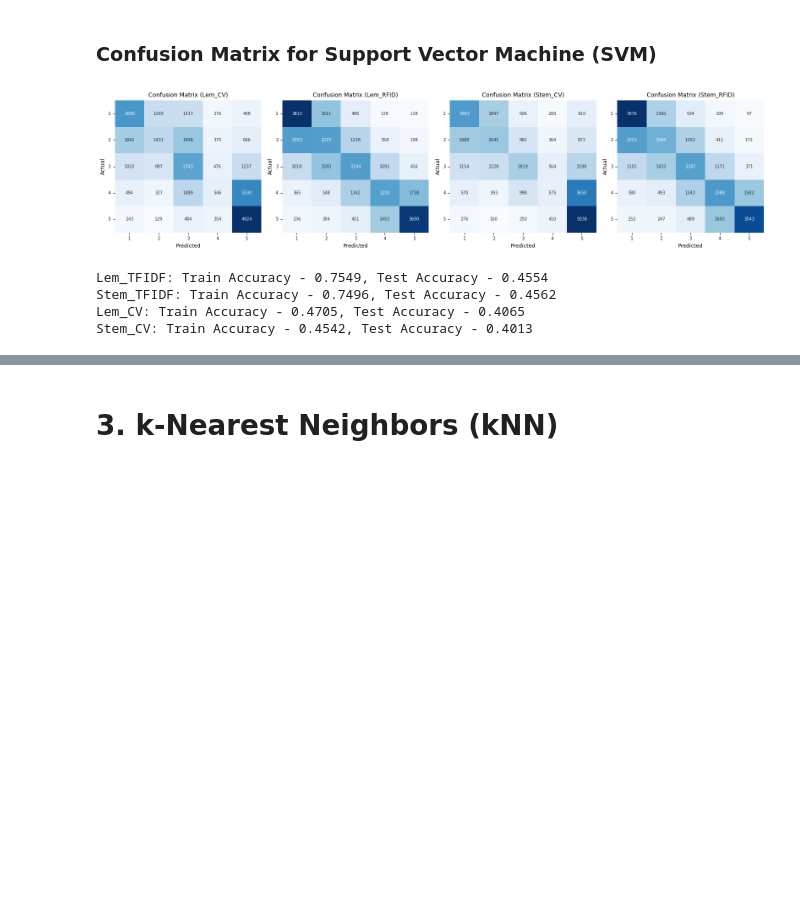
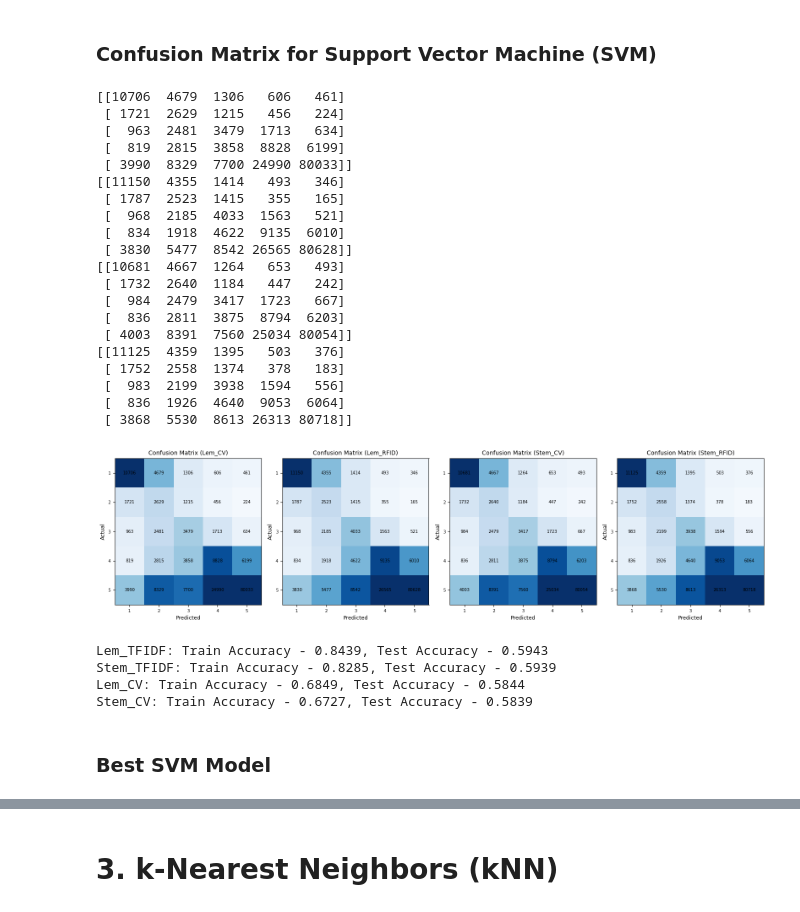
Before and after one commit to Scratticus/DataScientest-Group-NLP-project, a Jupyter notebook: notebooks/Classification/Classification-01_newdata_FirstAttempts.ipynb, the cells around one changed output, grey strips where cells are left out. Saved outputs shown, nothing was run; the diff lists cells and outputs as text; code cells hidden in the pictures; blank space fills up the shorter version.

```diff
--- a/notebooks/Classification/Classification-01_newdata_FirstAttempts.ipynb
+++ b/notebooks/Classification/Classification-01_newdata_FirstAttempts.ipynb
@@ -437,7 +611,7 @@ Stem_TFIDF: Train Accuracy - 0.5875, Test Accuracy - 0.4897
 # a) Lemmatized CountVectorized data
 
 # SVM model
-svm_model = SVC(max_iter=5000)
+svm_model = SVC()
 svm_model.fit(X_lem_CV_train, y_train)
 y_pred_train_svm_lem_cv = svm_model.predict(X_lem_CV_train)
 y_pred_test_svm_lem_cv = svm_model.predict(X_lem_CV_test)
@@ -475,7 +649,7 @@ Accuracy Score: Test Data (lem_cv): 0.40654641329860775
 # b) Lemmatized TFIDFVectorized data
 
 # SVM model
-svm_model = SVC(max_iter=5000)
+svm_model = SVC()
 svm_model.fit(X_lem_RFID_train, y_train)
 y_pred_train_svm_lem_rfid = svm_model.predict(X_lem_RFID_train)
 y_pred_test_svm_lem_rfid = svm_model.predict(X_lem_RFID_test)
@@ -513,7 +687,7 @@ Accuracy Score: Test Data (lem_tfidf): 0.455387286582425
 # c) Stemmatized CountVectorized data
 
 # SVM model
-svm_model = SVC(max_iter=5000)
+svm_model = SVC()
 svm_model.fit(X_stem_CV_train, y_train)
 y_pred_train_svm_stem_cv = svm_model.predict(X_stem_CV_train)
 y_pred_test_svm_stem_cv = svm_model.predict(X_stem_CV_test)
@@ -551,7 +725,7 @@ Accuracy Score: Test Data (stem_cv): 0.4012732709559178
 # d) Stemmatized TFIDFVectorized data
 
 # SVM model
-svm_model = SVC(max_iter=5000)
+svm_model = SVC()
 svm_model.fit(X_stem_RFID_train, y_train)
 y_pred_train_svm_stem_rfid = svm_model.predict(X_stem_RFID_train)
 y_pred_test_svm_stem_rfid = svm_model.predict(X_stem_RFID_test)
@@ -680,42 +854,70 @@ for i, combination in enumerate(combinations, 1):
     plt.subplot(1, 4, i)
 
     # Get y_test and y_pred_test for the current combination
     y_test_comb = globals()[f"y_test"]
     y_pred_test_comb = globals()[f"y_pred_test_svm_{combination.lower()}"]
 
     # Calculate confusion matrix
     cm = confusion_matrix(y_test_comb, y_pred_test_comb)
 
-    # Plotting Confusion Matrix as sns.heatmap
-    sns.heatmap(cm, annot=True, fmt="d", cmap="Blues", cbar=False,
-                annot_kws={"size": 7},
-                xticklabels=['1', '2', '3', '4', '5'],
-                yticklabels=['1', '2', '3', '4', '5'])
-    plt.xticks(fontsize=7)
-    plt.yticks(fontsize=7, rotation=0)
+    print(cm)
+
+    # Plotting Confusion Matrix using imshow
+    plt.imshow(cm, interpolation='nearest', cmap=plt.cm.Blues, vmin = 0, vmax = 10000)
+
+    # Adding annotations
+    for i in range(len(cm)):
+        for j in range(len(cm[0])):
+            plt.text(j, i, str(cm[i, j]), ha='center', va='center', fontsize=7)
+
+    plt.xticks(np.arange(5), ['1', '2', '3', '4', '5'], fontsize=7)
+    plt.yticks(np.arange(5), ['1', '2', '3', '4', '5'], fontsize=7)
     plt.title(f'Confusion Matrix ({combination})', fontsize=10)
     plt.xlabel('Predicted', fontsize=9)
     plt.ylabel('Actual', fontsize=9)
 
 plt.tight_layout()
+plt.savefig('../../images/SVMUSConfMatrix.png')
 plt.show()
 
 accuracy_scores = {
     'Lem_CV': {'Train': accuracy_train_svm_lem_cv, 'Test': accuracy_test_svm_lem_cv},
     'Lem_TFIDF': {'Train': accuracy_train_svm_lem_rfid, 'Test': accuracy_test_svm_lem_rfid},
     'Stem_CV': {'Train': accuracy_train_svm_stem_cv, 'Test': accuracy_test_svm_stem_cv},
     'Stem_TFIDF': {'Train': accuracy_train_svm_stem_rfid, 'Test': accuracy_test_svm_stem_rfid},
 }
 
 # Sorting based on the test accuracy
 sorted_accuracy_scores = sorted(accuracy_scores.items(), key=lambda x: x[1]['Train'], reverse=True)
 
 # Displaying the sorted results
 for combination, scores in sorted_accuracy_scores:
     print(f"{combination}: Train Accuracy - {scores['Train']:.4f}, Test Accuracy - {scores['Test']:.4f}")
 # %% [output]
+[[10706  4679  1306   606   461]
+ [ 1721  2629  1215   456   224]
+ [  963  2481  3479  1713   634]
+ [  819  2815  3858  8828  6199]
+ [ 3990  8329  7700 24990 80033]]
+[[11150  4355  1414   493   346]
+ [ 1787  2523  1415   355   165]
+ [  968  2185  4033  1563   521]
+ [  834  1918  4622  9135  6010]
+ [ 3830  5477  8542 26565 80628]]
+[[10681  4667  1264   653   493]
+ [ 1732  2640  1184   447   242]
+ [  984  2479  3417  1723   667]
+ [  836  2811  3875  8794  6203]
+ [ 4003  8391  7560 25034 80054]]
+[[11125  4359  1395   503   376]
+ [ 1752  2558  1374   378   183]
+ [  983  2199  3938  1594   556]
+ [  836  1926  4640  9053  6064]
+ [ 3868  5530  8613 26313 80718]]
-[figure, old version]
+[figure, new version]
-Lem_TFIDF: Train Accuracy - 0.7549, Test Accuracy - 0.4554
-Stem_TFIDF: Train Accuracy - 0.7496, Test Accuracy - 0.4562
-Lem_CV: Train Accuracy - 0.4705, Test Accuracy - 0.4065
-Stem_CV: Train Accuracy - 0.4542, Test Accuracy - 0.4013
+Lem_TFIDF: Train Accuracy - 0.8439, Test Accuracy - 0.5943
+Stem_TFIDF: Train Accuracy - 0.8285, Test Accuracy - 0.5939
+Lem_CV: Train Accuracy - 0.6849, Test Accuracy - 0.5844
+Stem_CV: Train Accuracy - 0.6727, Test Accuracy - 0.5839
+# %% [markdown]
+### Best SVM Model
```
Also changed, not shown: parts of 72 cells of this notebook, 9 other files.
